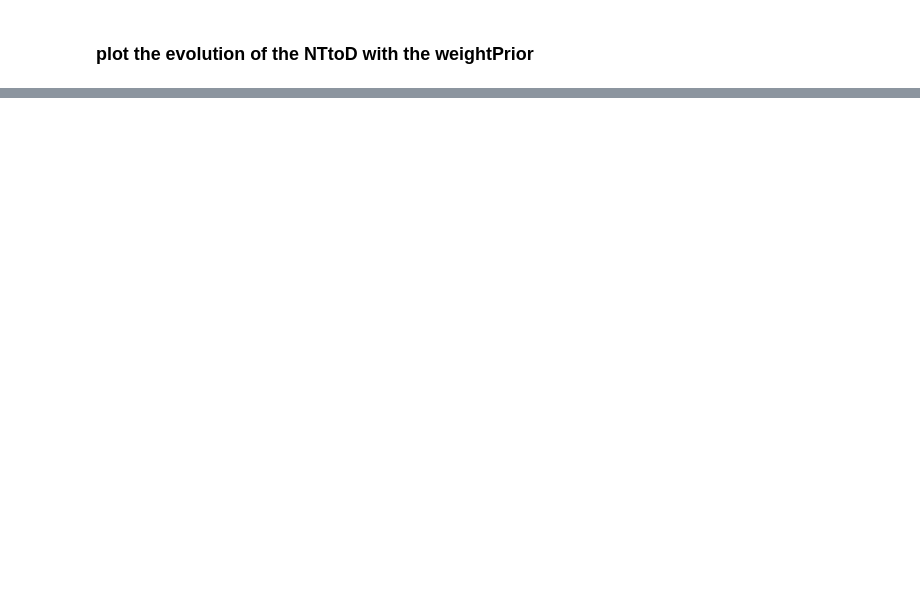
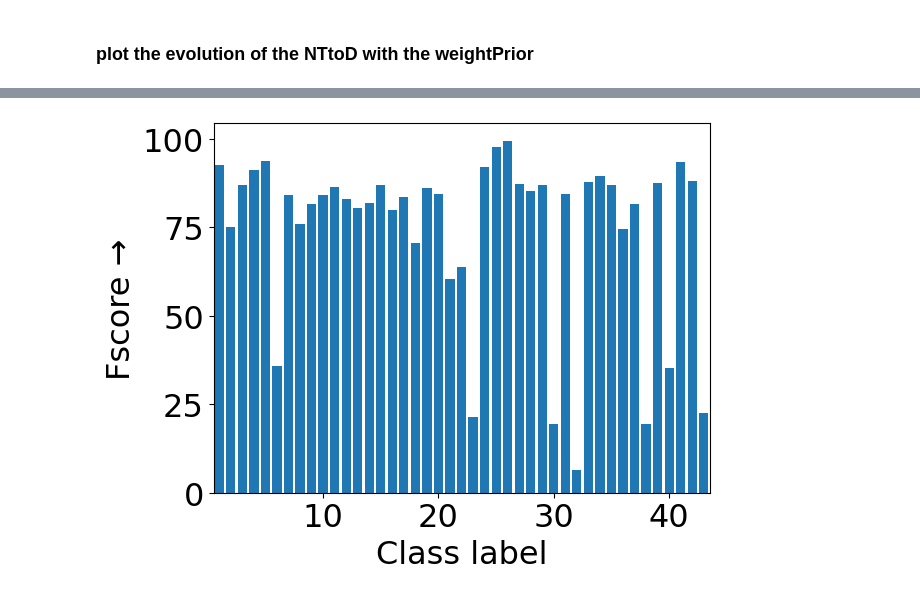
Before and after one commit to Kibo4/DOLT-C3D_with_SGCTC-OAD_2023, a Jupyter notebook: Evaluation/extractCurvesFromResults_PKUMMD.ipynb, the cells around one changed output, grey strips where cells are left out. Drawn from its saved outputs; the diff is of its cells as text; code cells hidden in the pictures; blank space fills up the shorter version.

```diff
--- a/Evaluation/extractCurvesFromResults_PKUMMD.ipynb
+++ b/Evaluation/extractCurvesFromResults_PKUMMD.ipynb
@@ -348,0 +392,16 @@ wprior0.9_protocolcross-view-1pers.txt/ResultsMultiFold/BoundBasedEval/BoundedOn
+# %%
+# plot two bar diagrams (fscore and NTtoD) for each class
+fscoresNTTOd01 = getFScorePerClassAndNTtoDoFor()
+plt.figure()
+plt.xlabel("Class label")
+plt.ylabel("Fscore →")
+plt.bar(range(1,len(fscoresNTTOd01[0])+1),[i*100 for i in fscoresNTTOd01[0]])
+
+# show only from 1 to 20
+plt.xlim(0.5,len(fscoresNTTOd01[0])+1-0.5)
+# save
+plt.savefig(f"../Illustrations/ScoreGraphics/{db}_Fscore_per_class.png", format="png",bbox_inches='tight')
+# plt.savefig(f"../Illustrations/ScoreGraphics/{db}_Fscore_per_class.eps", format="eps",bbox_inches='tight')
+plt.savefig(f"../Illustrations/ScoreGraphics/{db}_Fscore_per_class.pdf", format="pdf",bbox_inches='tight')
+# %% [output]
+[figure, added]
```
Also changed, not shown: parts of 12 cells of this notebook, 16 other files.
